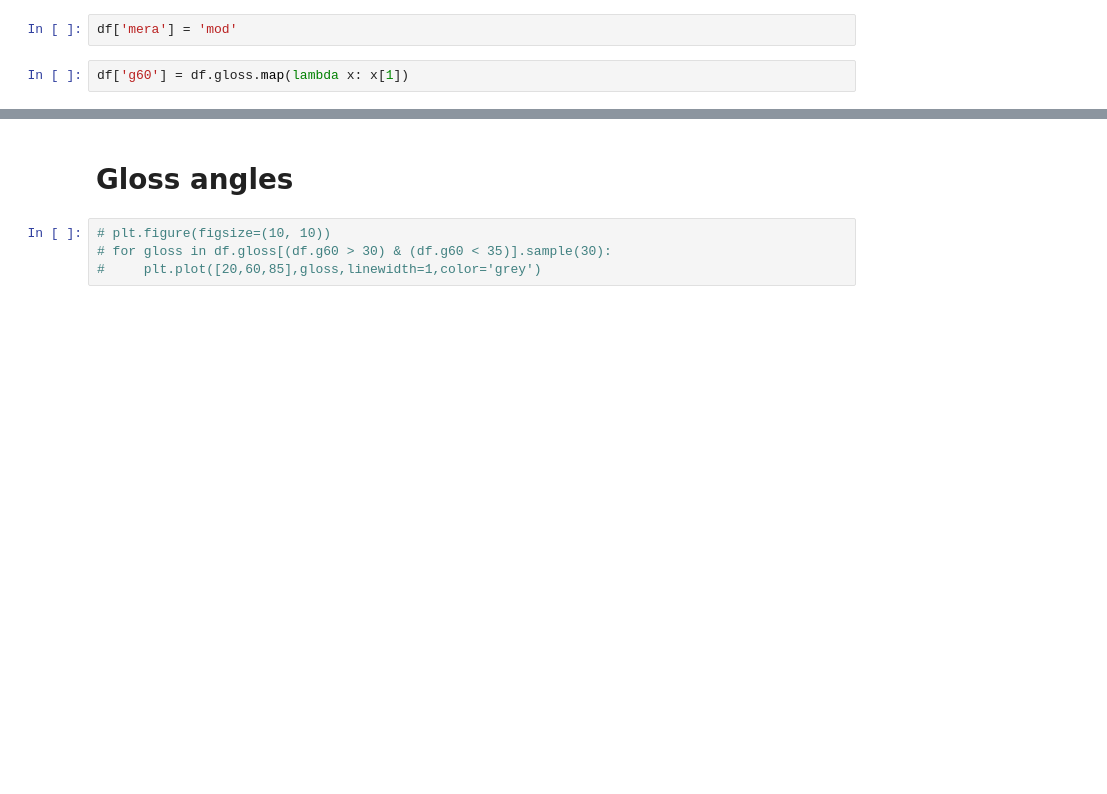
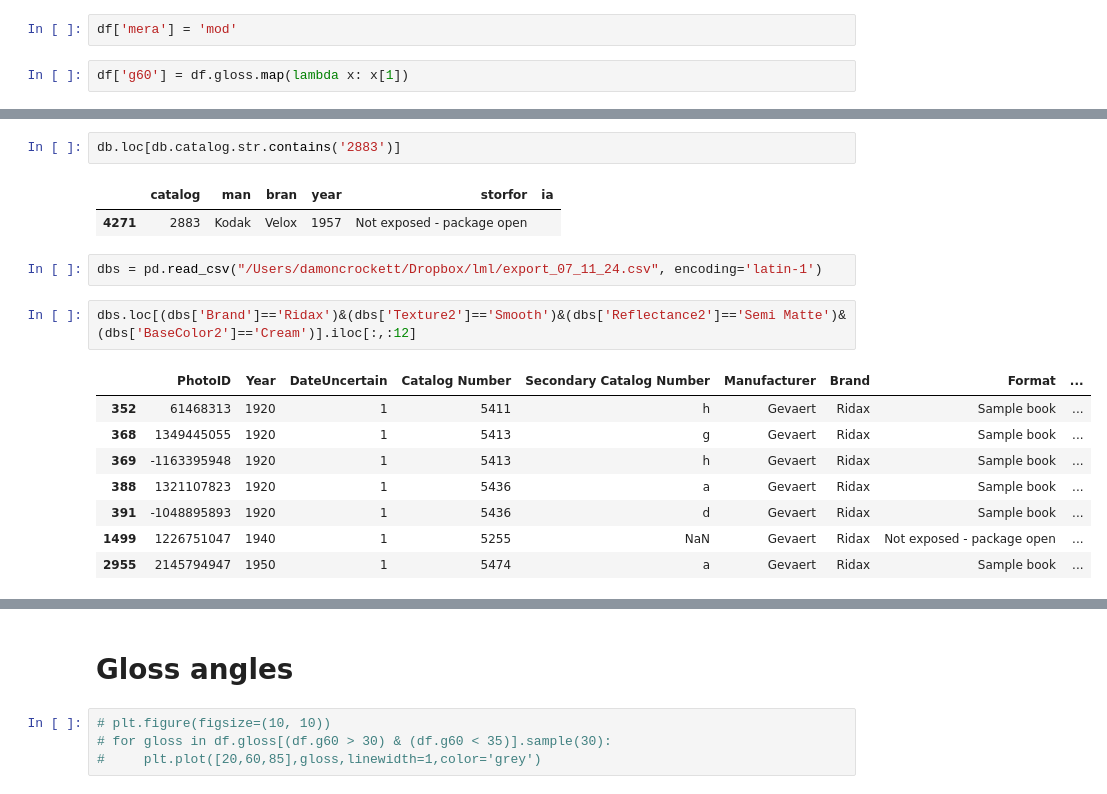
Before and after one commit to ipchyale/lmlproc, a Jupyter notebook: proc/gloss/raw.ipynb, the cells around one changed output, grey strips where cells are left out. Cells and saved outputs as stored; diff of their text form; blank space fills up the shorter version.

```diff
--- a/proc/gloss/raw.ipynb
+++ b/proc/gloss/raw.ipynb
@@ -30,0 +121,18 @@ df['g60'] = df.gloss.map(lambda x: x[1])
+# %%
+db.loc[db.catalog.str.contains('2883')]
+# %% [output]
+|  | catalog | man | bran | year | storfor | ia |
+| 4271 | 2883 | Kodak | Velox | 1957 | Not exposed - package open |  |
+# %%
+dbs = pd.read_csv("/Users/damoncrockett/Dropbox/lml/export_07_11_24.csv", encoding='latin-1')
+# %%
+dbs.loc[(dbs['Brand']=='Ridax')&(dbs['Texture2']=='Smooth')&(dbs['Reflectance2']=='Semi Matte')&(dbs['BaseColor2']=='Cream')].iloc[:,:12]
+# %% [output]
+|  | PhotoID | Year | DateUncertain | Catalog Number | Secondary Catalog Number | Manufacturer | Brand | Format | ... |
+| 352 | 61468313 | 1920 | 1 | 5411 | h | Gevaert | Ridax | Sample book | ... |
+| 368 | 1349445055 | 1920 | 1 | 5413 | g | Gevaert | Ridax | Sample book | ... |
+| 369 | -1163395948 | 1920 | 1 | 5413 | h | Gevaert | Ridax | Sample book | ... |
+| 388 | 1321107823 | 1920 | 1 | 5436 | a | Gevaert | Ridax | Sample book | ... |
+| 391 | -1048895893 | 1920 | 1 | 5436 | d | Gevaert | Ridax | Sample book | ... |
+| 1499 | 1226751047 | 1940 | 1 | 5255 | NaN | Gevaert | Ridax | Not exposed - package open | ... |
+| 2955 | 2145794947 | 1950 | 1 | 5474 | a | Gevaert | Ridax | Sample book | ... |
```
Also changed, not shown: parts of 49 cells of this notebook, 24 other files.
